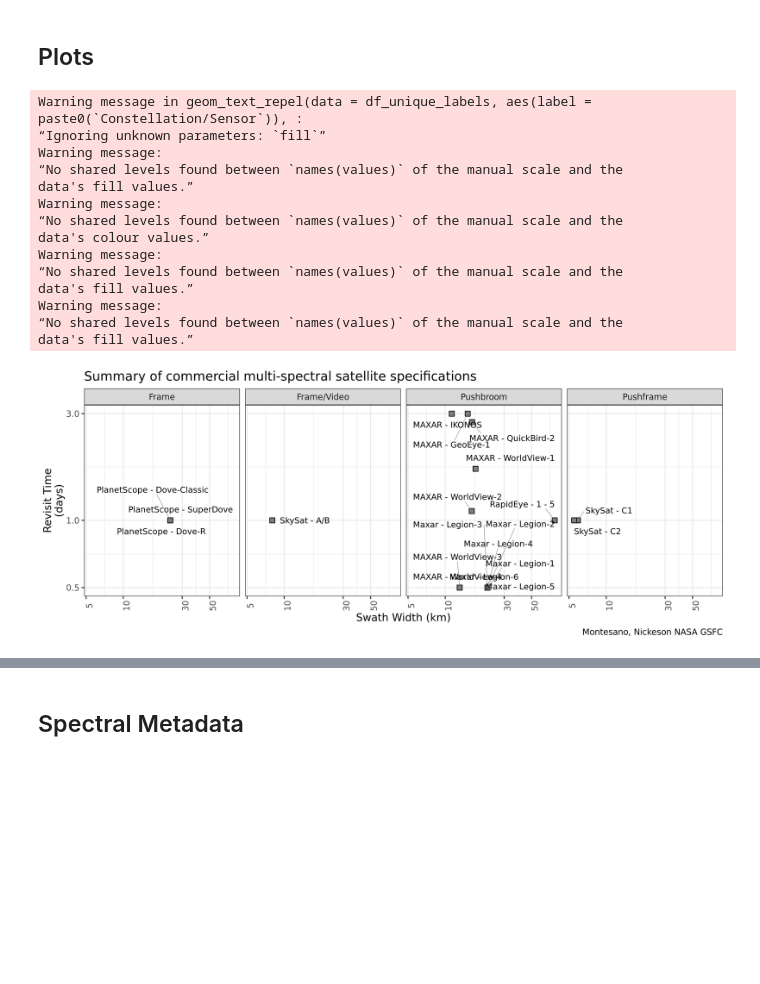
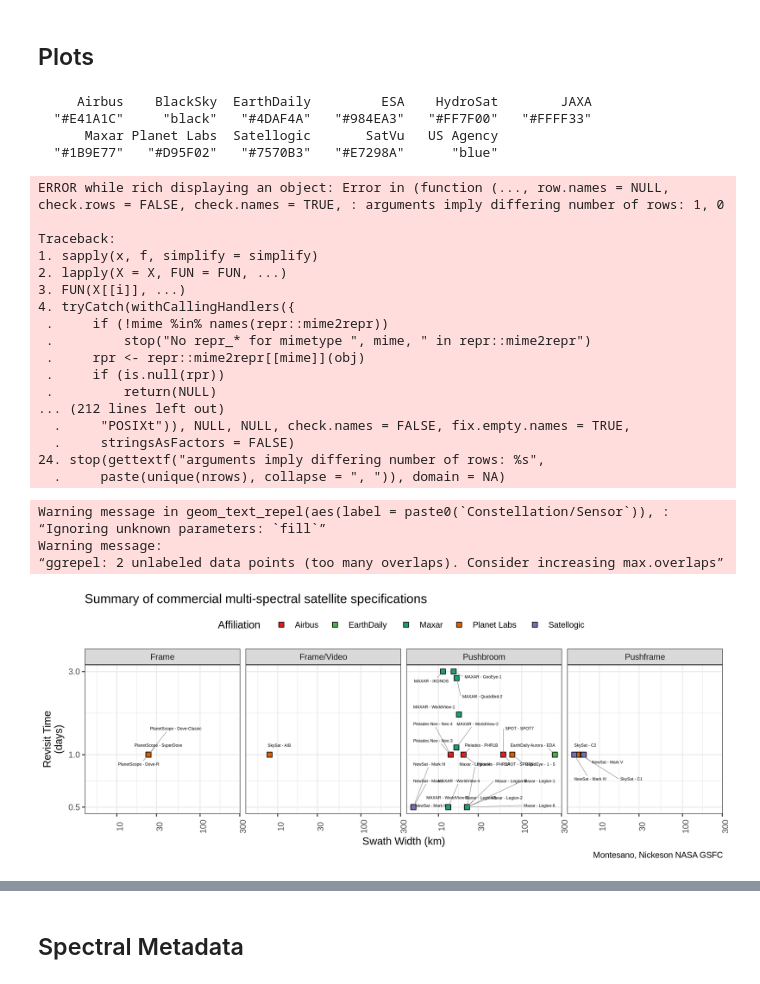
Before and after one commit to pahbs/csda_summaries, a Jupyter notebook: notebooks/csda_specs_multispec_smry.ipynb, the cells around one changed output, grey strips where cells are left out. Saved outputs shown, nothing was run; the diff lists cells and outputs as text; code cells hidden in the pictures; blank space fills up the shorter version.

```diff
--- a/notebooks/csda_specs_multispec_smry.ipynb
+++ b/notebooks/csda_specs_multispec_smry.ipynb
@@ -60,7 +35,14 @@ sheet_id = '13MrpqFtAOqQY9WdW9lHNsqjCbG-e3VQkEDbHOGIKa6k'
 df = read_sheet(sheet_id, sheet = 'Vendor Specs', skip = 0) %>%
     as.data.frame() %>%
     mutate(Constellation = ifelse(is.na(`Constellation/Platform`), ' ', `Constellation/Platform`)) %>%
-    mutate(`Branded Name` = ifelse(is.na(`Branded Name`), ' ', `Branded Name`))
+    mutate(`Branded Name` = ifelse(is.na(`Branded Name`), ' ', `Branded Name`)) %>%
+    # Convert TIR columns from µm to nm (multiply by 1000)
+    mutate(
+        `TIRLWIR1 Min (nm)` = `TIRLWIR1 Min (µm)` * 1000,
+        `TIRLWIR1 Max (nm)` = `TIRLWIR1 Max (µm)` * 1000,
+        `TIRLWIR2 Min (nm)` = `TIRLWIR2 Min (µm)` * 1000,
+        `TIRLWIR2 Max (nm)` = `TIRLWIR2 Max (µm)` * 1000
+    )
 # %% [output]
 ✔ Reading from CSDA Prototype Vendor Specifications & Evaluation DB.
 
@@ -113,7 +115,7 @@ markdown_table <- kable(summary_table, format = "markdown")
 ## `You'll want to change this every time you run this notebook`
 # %%
 # Define your custom order (replace with your desired order)
-custom_order_affiliation_list <- c('US Agency','ESA','Airbus','Satellogic','BlackSky','Planet Labs','Maxar')
+custom_order_affiliation_list <- c('US Agency','ESA','Airbus','Satellogic','BlackSky','Planet Labs','Maxar','EarthDaily')
 
 # Define the platforms that you dont want to see (easier than specifying what you DO want to see?)
 #custom_remove_platform_list <- c('SkySat','Pelican') # TODO --- work this in below
@@ -125,6 +127,9 @@ summary_table_subset = summary_table %>%
                 filter(!grepl(custom_remove_platform_regex, `Constellation/Sensor`)) %>%
                 filter( (Affiliation == 'Planet Labs')
                        | (Affiliation == 'Maxar')
+                       | (Affiliation == 'Airbus')
+                       | (Affiliation == 'EarthDaily')
+                       | (Affiliation == 'Satellogic')
                       ) %>%
                 filter(!grepl("Tanager", `Constellation/Sensor`)) %>%
                 # filter(
@@ -489,51 +466,73 @@ color_dict <- create_advanced_combined_palette(
   ),
   override_colors = c('BlackSky' = 'black', 'US Agency' = 'blue')
 )
+# %%
+color_dict
+# %% [output]
+     Airbus    BlackSky  EarthDaily         ESA    HydroSat        JAXA
+  "#E41A1C"     "black"   "#4DAF4A"   "#984EA3"   "#FF7F00"   "#FFFF33"
+      Maxar Planet Labs  Satellogic       SatVu   US Agency
+  "#1B9E77"   "#D95F02"   "#7570B3"   "#E7298A"      "blue"
+# %%
+# Create a dataset with one label per unique position
+df_unique_labels <- summary_table_subset %>%
+  group_by(`Constellation/Sensor`,`Swath Width (km)`, `MS GSD Nadir (m)`) %>%
+  slice(1) %>%  # Take first row from each group
+  ungroup()
+df_unique_labels
+# %% [output]
+ERROR while rich displaying an object: Error in (function (..., row.names = NULL, check.rows = FALSE, check.names = TRUE, : arguments imply differing number of rows: 1, 0
+
+Traceback:
+1. sapply(x, f, simplify = simplify)
+2. lapply(X = X, FUN = FUN, ...)
+3. FUN(X[[i]], ...)
+4. tryCatch(withCallingHandlers({
+ .     if (!mime %in% names(repr::mime2repr))
+ .         stop("No repr_* for mimetype ", mime, " in repr::mime2repr")
+ .     rpr <- repr::mime2repr[[mime]](obj)
+ .     if (is.null(rpr))
+ .         return(NULL)
+... (212 lines left out)
+  .     "POSIXt")), NULL, NULL, check.names = FALSE, fix.empty.names = TRUE,
+  .     stringsAsFactors = FALSE)
+24. stop(gettextf("arguments imply differing number of rows: %s",
+  .     paste(unique(nrows), collapse = ", ")), domain = NA)
 # %%
 options(repr.plot.width = 10, repr.plot.height = 4, repr.plot.res = 300)
 
 # Create a dataset with one label per unique position
 df_unique_labels <- summary_table_subset %>%
   group_by(`Constellation/Sensor`,`Swath Width (km)`, `MS GSD Nadir (m)`) %>%
   slice(1) %>%  # Take first row from each group
   ungroup()
 
 ggplot(summary_table_subset , aes(x=`Swath Width (km)`, y=as.numeric(`Revisit Time (days)`), fill=`Affiliation`)) +
     geom_point(size=2.5, shape=22, color='black',alpha=1) +
     geom_text_repel(
-        data = df_unique_labels,  # Use the filtered dataset for labels
+        #data = df_unique_labels,  # Use the filtered dataset for labels
         aes(label=paste0(`Constellation/Sensor`)),
-        size=3, color='black',
+        size=1.5, color='black',
         show.legend = FALSE,
         box.padding = 0.5,
         point.padding = 0.03,
         segment.color = 'grey50',
         segment.size = 0.2,
-        max.overlaps = Inf,
+        max.overlaps = 20, #Inf
         seed = 42, fill='NA', alpha=1
     ) +
-    scale_fill_manual(values=company_colors) + scale_color_manual(values=company_colors) +
+    scale_fill_manual(values=color_dict) + #scale_color_manual(values=company_colors) +
     scale_x_log10() +
     scale_y_log10() +
     theme_bw() +
-    theme(axis.text.x = element_text(angle=90)) +
+    theme(axis.text.x = element_text(angle=90), legend.position = 'top') +
     facet_wrap(~`Scanner Type`, nrow=1) + labs(y = 'Revisit Time\n(days)'
                                            , caption=CAPTION_TEXT
                                           , title=MAIN_TITLE)
 #facet_grid(`Satellite.Type`~`Scanner.Type`)
 # %% [output]
-Warning message in geom_text_repel(data = df_unique_labels, aes(label = paste0(`Constellation/Sensor`)), :
+Warning message in geom_text_repel(aes(label = paste0(`Constellation/Sensor`)), :
 “Ignoring unknown parameters: `fill`”
 Warning message:
-“No shared levels found between `names(values)` of the manual scale and the
-data's fill values.”
-Warning message:
-“No shared levels found between `names(values)` of the manual scale and the
-data's colour values.”
-Warning message:
-“No shared levels found between `names(values)` of the manual scale and the
-data's fill values.”
-Warning message:
-“No shared levels found between `names(values)` of the manual scale and the
-data's fill values.”
+“ggrepel: 2 unlabeled data points (too many overlaps). Consider increasing max.overlaps”
-[figure, old version]
+[figure, new version]
```
Also changed, not shown: parts of 16 cells of this notebook, 5 other files.
